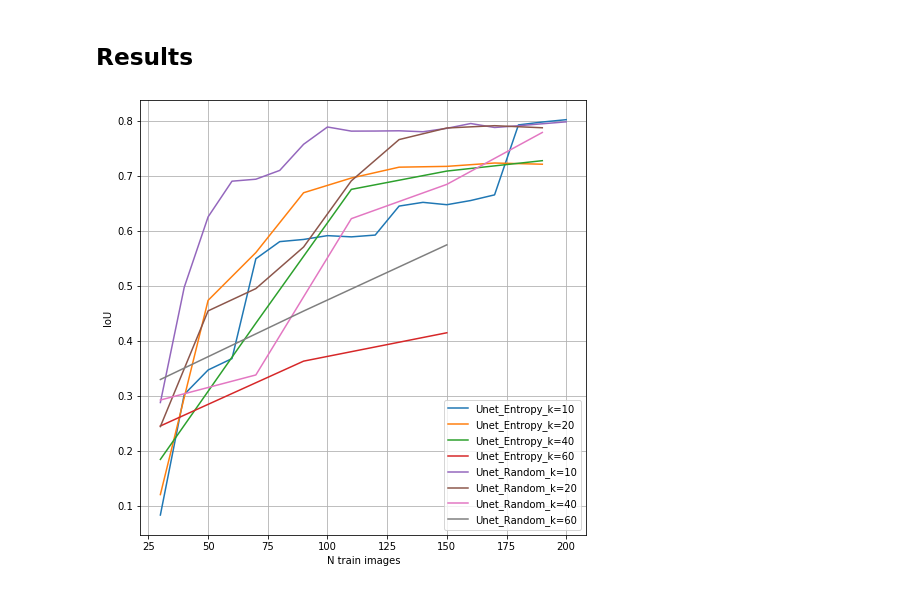
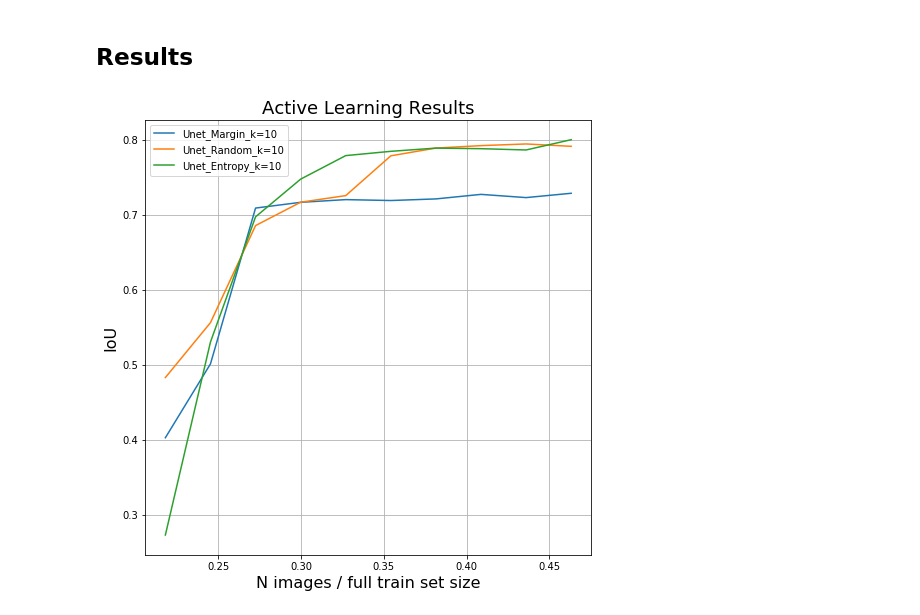
Before and after one commit to RuslanAgishev/active_learning, a Jupyter notebook: src/active_learning_semantic_segmentation.ipynb, the cells around one changed output. Saved outputs shown, nothing was run; the diff lists cells and outputs as text; code cells hidden in the pictures.

```diff
--- a/src/active_learning_semantic_segmentation.ipynb
+++ b/src/active_learning_semantic_segmentation.ipynb
@@ -248,7 +267,7 @@ def al_experiment(model_str, samples_selection_fn, k, visualize_most_uncertain=F
     y_test = np.copy(y_test_paths)
 
     # main loop
-    while len(X_train_paths_part) < MAX_QUEERY_IMAGES:
+    while len(X_train_paths_part) <= MAX_QUEERY_IMAGES:
         # train model
         print('Labelled set size: ', len(X_train_paths_part))
         print('Unlabelled set size: ', len(X_test))
@@ -260,7 +279,7 @@ def al_experiment(model_str, samples_selection_fn, k, visualize_most_uncertain=F
         IoUs.append(model.max_iou_score)
         N_train_samples.append(len(X_train_paths_part))
 
-        if len(X_test) == 0:
+        if len(X_test) < k:
             print('\nNo more images in Unlabelled set')
             break
 
@@ -294,9 +313,23 @@ def al_experiment(model_str, samples_selection_fn, k, visualize_most_uncertain=F
     print('----------------------------------------\n')
     return IoUs, N_train_samples
 # %%
-MAX_QUEERY_IMAGES = 210 # 120 # maximum number of images to train on during AL loop
+MAX_QUEERY_IMAGES = 360 # 220 # maximum number of images to train on during AL loop
 MODEL_TRAIN_EPOCHS = 5 # 5 # number of epochs to train a model during one AL cicle
-INITIAL_N_TRAIN_IMAGES = 30 # 20, initial number of accessible labelled images
-NUM_UNCERTAIN_IMAGES = [10, 20, 40, 60] # k: number of uncertain images to label at each AL cicle
-SAMPLES_SELECTIONS = ['Entropy', 'Random']
-MODELS = ['Unet']
+INITIAL_N_TRAIN_IMAGES = 80 # 20, initial number of accessible labelled images
+NUM_UNCERTAIN_IMAGES = [10]#, 20, 40, 60] # k: number of uncertain images to label at each AL cicle
+SAMPLES_SELECTIONS = ['Margin', 'Random', 'Entropy']
+MODELS = ['Unet']#, 'Linknet', 'FPN', 'PSPNet']
+# %%
+name = ''
+for model in MODELS:
+    name += model + '_'
+#name += 'Nsamples_'+str(MAX_QUEERY_IMAGES)
+name += 'epochs_'+str(MODEL_TRAIN_EPOCHS)
+name += '_N0_'+str(INITIAL_N_TRAIN_IMAGES)
+name += '_Ks_'
+for k in NUM_UNCERTAIN_IMAGES:
+    name += str(k) + '_'
+for fn in SAMPLES_SELECTIONS:
+    name += fn + '_'
+RESULTS_FNAME = name+'.pkl'
+print(RESULTS_FNAME)
@@ -382,25 +416,26 @@ Inference on unlabelled data...
 # %% [markdown]
 ## Results
 # %%
-results = pickle_load(fname+'.pkl')
+results = pickle_load(RESULTS_FNAME)
 
 plt.figure(figsize=(8,8))
 
 # choose model
 for model_str in MODELS:
     # choose samples selection function
     for samples_selection_str in SAMPLES_SELECTIONS:
         # choose number of samples to select for labelling from inference results
         for k in NUM_UNCERTAIN_IMAGES:
 
             ious = results[model_str][samples_selection_str][str(k)]['IoUs']
             n_train = results[model_str][samples_selection_str][str(k)]['N_train_samples']
 
-            plt.plot(n_train[1:], ious[1:], label=model_str+'_'+samples_selection_str+'_k='+str(k))
+            plt.plot(np.array(n_train[1:][:10])/len(X_train_paths), ious[1:][:10], label=model_str+'_'+samples_selection_str+'_k='+str(k))
 
 plt.grid()
-plt.xlabel('N train images')
-plt.ylabel('IoU')
+plt.title('Active Learning Results', fontsize=18)
+plt.xlabel('N images / full train set size', fontsize=16)
+plt.ylabel('IoU', fontsize=16)
 plt.legend();
 # %% [output]
-[figure, old version]
+[figure, new version]
```
Also changed, not shown: parts of 4 cells of this notebook, 1 other file.
